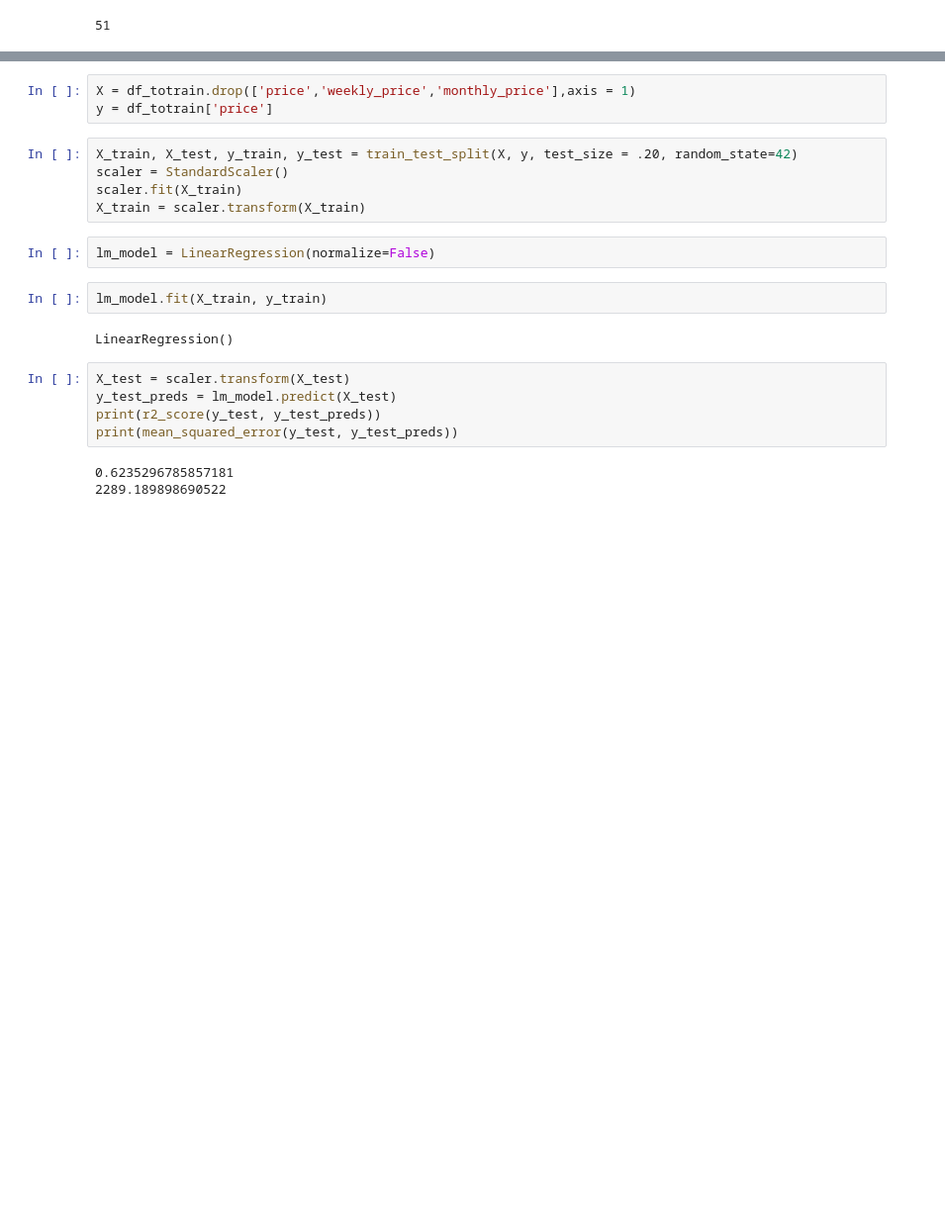
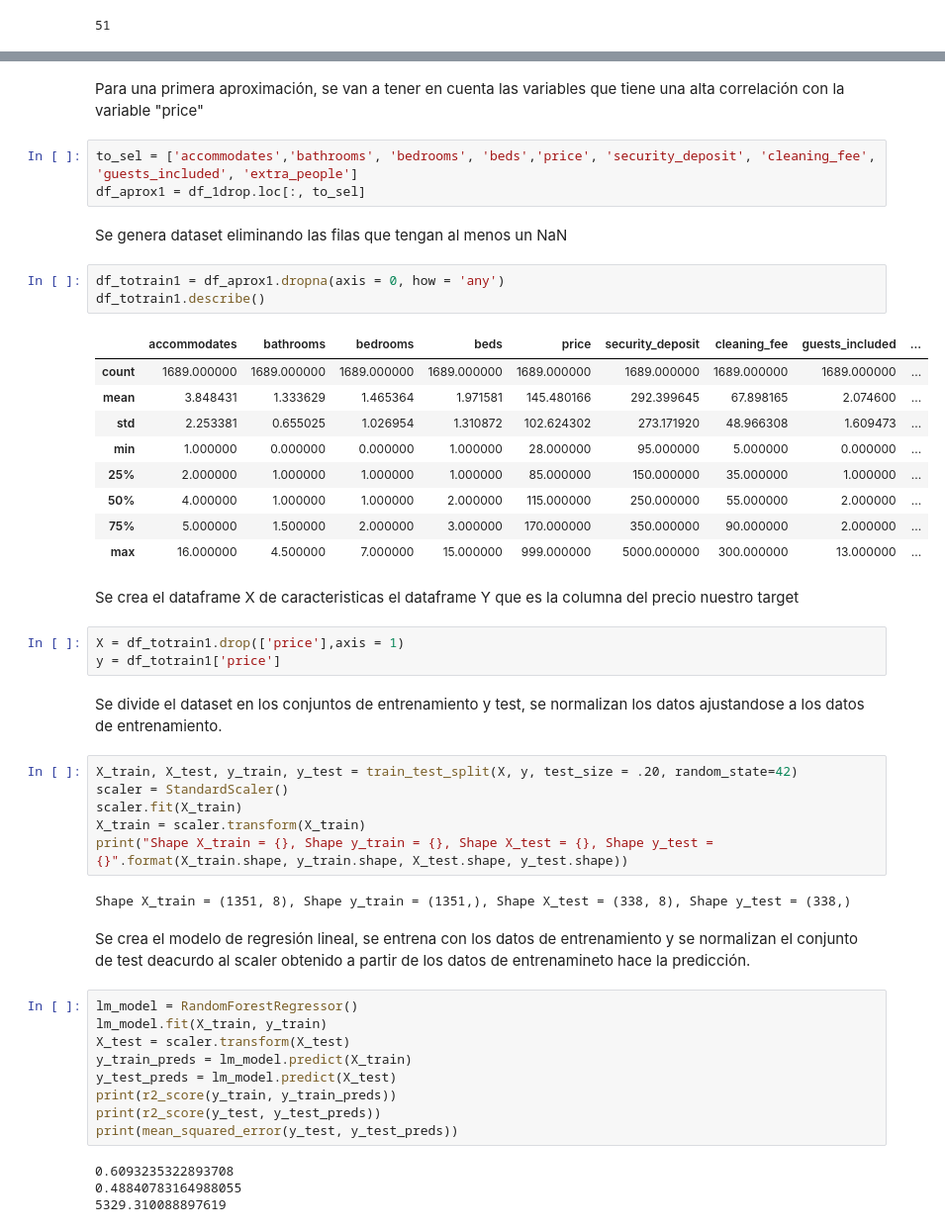
Before and after one commit to eyberthrojas/airbnb_price_prediction, a Jupyter notebook: price.ipynb, the cells around one changed output, grey strips where cells are left out. Shown at 99% size. Drawn from its saved outputs; the diff is of its cells as text; blank space fills up the shorter version.

Commit message:
Three different approaches using only numerical characteristics and comparing logistic regression, svr and random forest regressor

```diff
--- a/price.ipynb
+++ b/price.ipynb
@@ -77,22 +94,50 @@ sns.heatmap(df_1drop[df_1drop.columns[0:]].corr(), annot=False, fmt=".1f");
+# %% [markdown]
+Para una primera aproximación, se van a tener en cuenta las variables que tiene una alta correlación con la variable "price"
+# %%
+to_sel = ['accommodates','bathrooms', 'bedrooms', 'beds','price', 'security_deposit', 'cleaning_fee', 'guests_included', 'extra_people']
+df_aprox1 = df_1drop.loc[:, to_sel]
+# %% [markdown]
+Se genera dataset eliminando las filas que tengan al menos un NaN
+# %%
+df_totrain1 = df_aprox1.dropna(axis = 0, how = 'any')
+df_totrain1.describe()
+# %% [output]
+|  | accommodates | bathrooms | bedrooms | beds | price | security_deposit | cleaning_fee | guests_included | ... |
+| count | 1689.000000 | 1689.000000 | 1689.000000 | 1689.000000 | 1689.000000 | 1689.000000 | 1689.000000 | 1689.000000 | ... |
+| mean | 3.848431 | 1.333629 | 1.465364 | 1.971581 | 145.480166 | 292.399645 | 67.898165 | 2.074600 | ... |
+| std | 2.253381 | 0.655025 | 1.026954 | 1.310872 | 102.624302 | 273.171920 | 48.966308 | 1.609473 | ... |
+| min | 1.000000 | 0.000000 | 0.000000 | 1.000000 | 28.000000 | 95.000000 | 5.000000 | 0.000000 | ... |
+| 25% | 2.000000 | 1.000000 | 1.000000 | 1.000000 | 85.000000 | 150.000000 | 35.000000 | 1.000000 | ... |
+| 50% | 4.000000 | 1.000000 | 1.000000 | 2.000000 | 115.000000 | 250.000000 | 55.000000 | 2.000000 | ... |
+| 75% | 5.000000 | 1.500000 | 2.000000 | 3.000000 | 170.000000 | 350.000000 | 90.000000 | 2.000000 | ... |
+| max | 16.000000 | 4.500000 | 7.000000 | 15.000000 | 999.000000 | 5000.000000 | 300.000000 | 13.000000 | ... |
+# %% [markdown]
+Se crea el dataframe X de caracteristicas el dataframe Y que es la columna del precio nuestro target
 # %%
-X = df_totrain.drop(['price','weekly_price','monthly_price'],axis = 1)
-y = df_totrain['price']
+X = df_totrain1.drop(['price'],axis = 1)
+y = df_totrain1['price']
+# %% [markdown]
+Se divide el dataset en los conjuntos de entrenamiento y test, se normalizan los datos ajustandose a los datos de entrenamiento.
 # %%
 X_train, X_test, y_train, y_test = train_test_split(X, y, test_size = .20, random_state=42)
 scaler = StandardScaler()
 scaler.fit(X_train)
 X_train = scaler.transform(X_train)
+print("Shape X_train = {}, Shape y_train = {}, Shape X_test = {}, Shape y_test = {}".format(X_train.shape, y_train.shape, X_test.shape, y_test.shape))
+# %% [output]
+Shape X_train = (1351, 8), Shape y_train = (1351,), Shape X_test = (338, 8), Shape y_test = (338,)
-# %%
-lm_model = LinearRegression(normalize=False)
-# %%
-lm_model.fit(X_train, y_train)
-# %% [output]
-LinearRegression()
+# %% [markdown]
+Se crea el modelo de regresión lineal, se entrena con los datos de entrenamiento y se normalizan el conjunto de test deacurdo al scaler obtenido a partir de los datos de entrenamineto hace la predicción.
 # %%
+lm_model = RandomForestRegressor()
+lm_model.fit(X_train, y_train)
 X_test = scaler.transform(X_test)
+y_train_preds = lm_model.predict(X_train)
 y_test_preds = lm_model.predict(X_test)
+print(r2_score(y_train, y_train_preds))
 print(r2_score(y_test, y_test_preds))
 print(mean_squared_error(y_test, y_test_preds))
 # %% [output]
-0.6235296785857181
-2289.189898690522
+0.6093235322893708
+0.48840783164988055
+5329.310088897619
```
Also changed, not shown: parts of 28 cells of this notebook, 1 other file.
